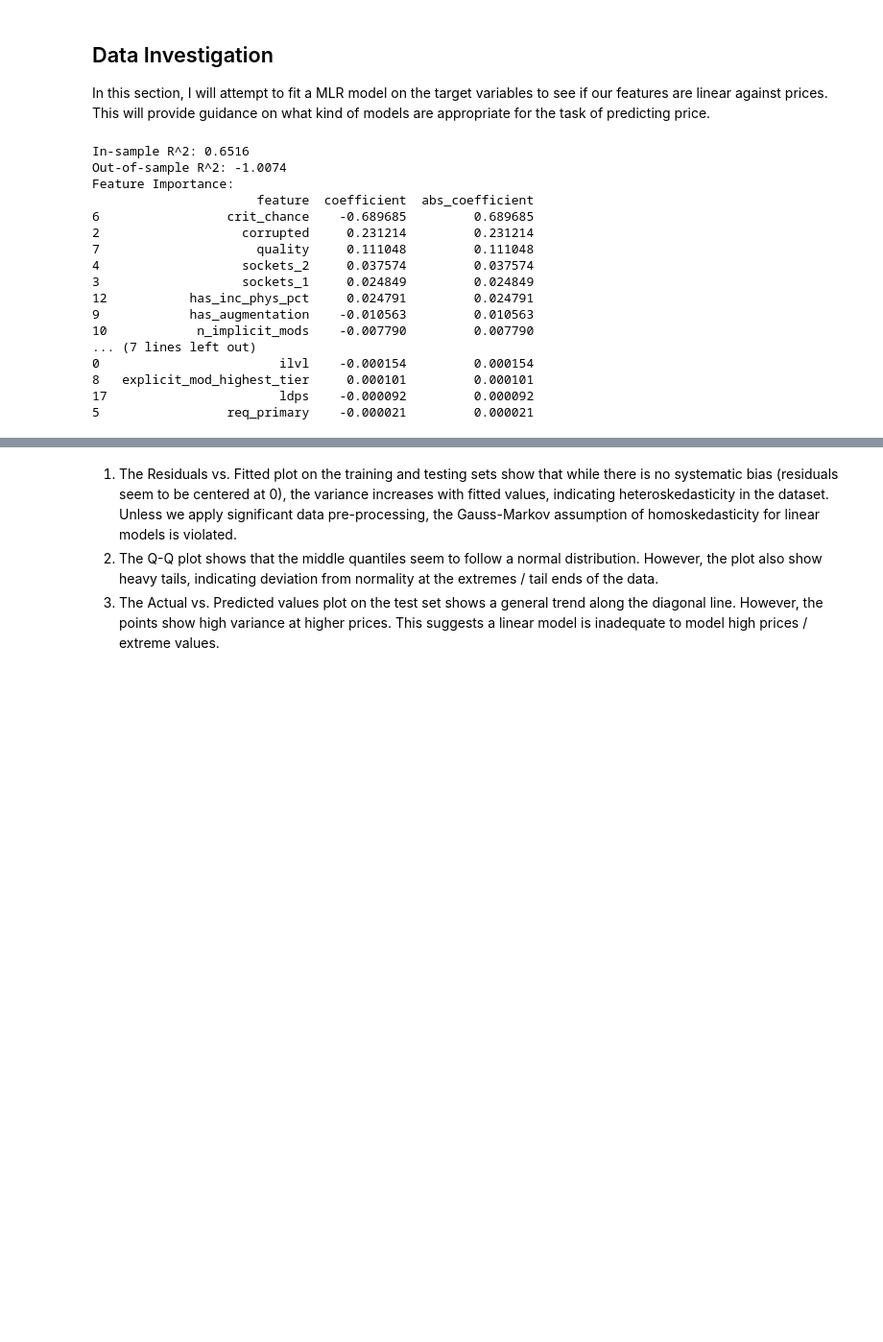
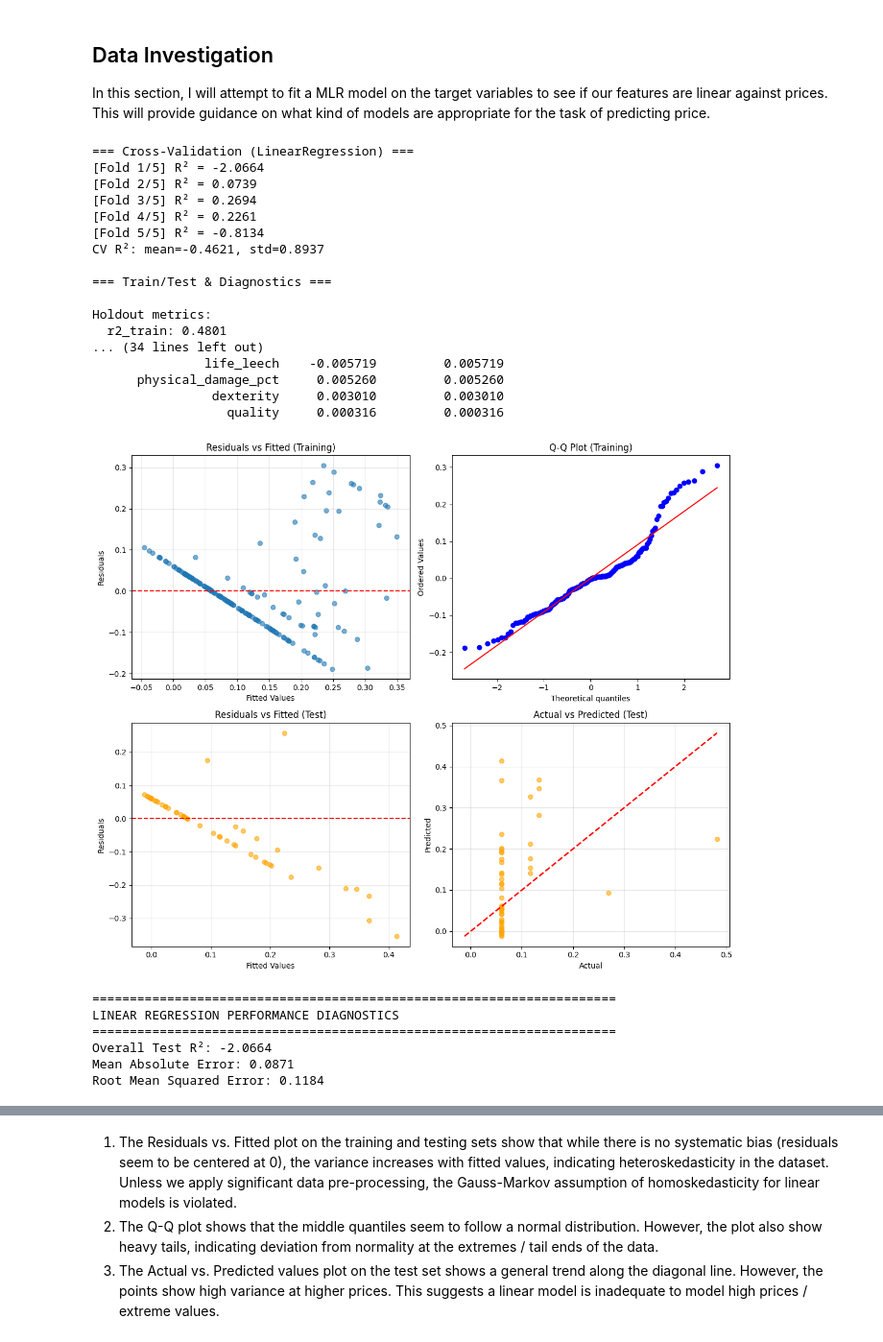
Before and after one commit to yokurang/path-of-elixe, a Jupyter notebook: take_home_project_poe/src/preprocessor/scripts/investigate_weapons.ipynb, the cells around one changed output, grey strips where cells are left out. Shown at 96% size. Saved outputs shown, nothing was run; the diff lists cells and outputs as text; code cells hidden in the pictures; blank space fills up the shorter version.

```diff
--- a/take_home_project_poe/src/preprocessor/scripts/investigate_weapons.ipynb
+++ b/take_home_project_poe/src/preprocessor/scripts/investigate_weapons.ipynb
@@ -227,52 +241,30 @@ X_train, X_test, y_train, y_test = split_data_sklearn(X, y) # 80/20 and random.s
 # %%
-from sklearn.linear_model import LinearRegression
-from sklearn.model_selection import cross_val_score, train_test_split
-from sklearn.metrics import r2_score
-import matplotlib.pyplot as plt
-import seaborn as sns
-
-lr = LinearRegression()
-X_train, X_test, y_train, y_test = train_test_split(X, y['log_price'], test_size=0.2, random_state=42)
-
-lr.fit(X_train, y_train)
-y_pred_train = lr.predict(X_train)
-y_pred_test = lr.predict(X_test)
-
-# R^2 scores
-r2_train = r2_score(y_train, y_pred_train)
-r2_test = r2_score(y_test, y_pred_test)
-
-cv_scores = cross_val_score(lr, X, y['log_price'], cv=5, scoring='r2')
-
-print(f"In-sample R^2: {r2_train:.4f}")
-print(f"Out-of-sample R^2: {r2_test:.4f}")
-
-import pandas as pd
-import numpy as np
-# Feature importance
-feature_importance = pd.DataFrame({
-    'feature': X.columns,
-    'coefficient': lr.coef_,
-    'abs_coefficient': np.abs(lr.coef_)
-}).sort_values('abs_coefficient', ascending=False)
-
-print("Feature Importance:")
-print(feature_importance)
+from modelling import run_mlr_cv_and_diagnostics
+out = run_mlr_cv_and_diagnostics(
+    X, y["log_price"], metadata=craft_meta, cv_splits=5, test_size=0.2
+)
 # %% [output]
-In-sample R^2: 0.6516
-Out-of-sample R^2: -1.0074
-Feature Importance:
-                      feature  coefficient  abs_coefficient
-6                 crit_chance    -0.689685         0.689685
-2                   corrupted     0.231214         0.231214
-7                     quality     0.111048         0.111048
-4                   sockets_2     0.037574         0.037574
-3                   sockets_1     0.024849         0.024849
-12           has_inc_phys_pct     0.024791         0.024791
-9            has_augmentation    -0.010563         0.010563
-10            n_implicit_mods    -0.007790         0.007790
-... (7 lines left out)
-0                        ilvl    -0.000154         0.000154
-8   explicit_mod_highest_tier     0.000101         0.000101
-17                       ldps    -0.000092         0.000092
-5                 req_primary    -0.000021         0.000021
+=== Cross-Validation (LinearRegression) ===
+[Fold 1/5] R² = -2.0664
+[Fold 2/5] R² = 0.0739
+[Fold 3/5] R² = 0.2694
+[Fold 4/5] R² = 0.2261
+[Fold 5/5] R² = -0.8134
+CV R²: mean=-0.4621, std=0.8937
+
+=== Train/Test & Diagnostics ===
+
+Holdout metrics:
+  r2_train: 0.4801
+... (34 lines left out)
+               life_leech    -0.005719         0.005719
+      physical_damage_pct     0.005260         0.005260
+                dexterity     0.003010         0.003010
+                  quality     0.000316         0.000316
+[figure, added]
+======================================================================
+LINEAR REGRESSION PERFORMANCE DIAGNOSTICS
+======================================================================
+Overall Test R²: -2.0664
+Mean Absolute Error: 0.0871
+Root Mean Squared Error: 0.1184
```
Also changed, not shown: parts of 12 cells of this notebook, 4 other files.
